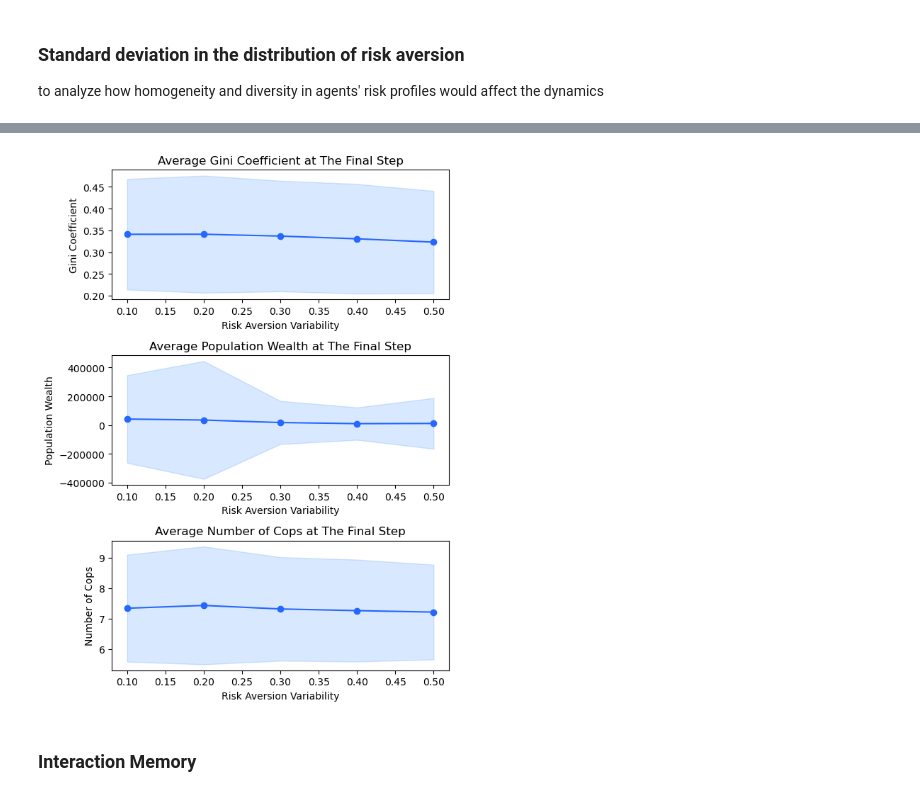
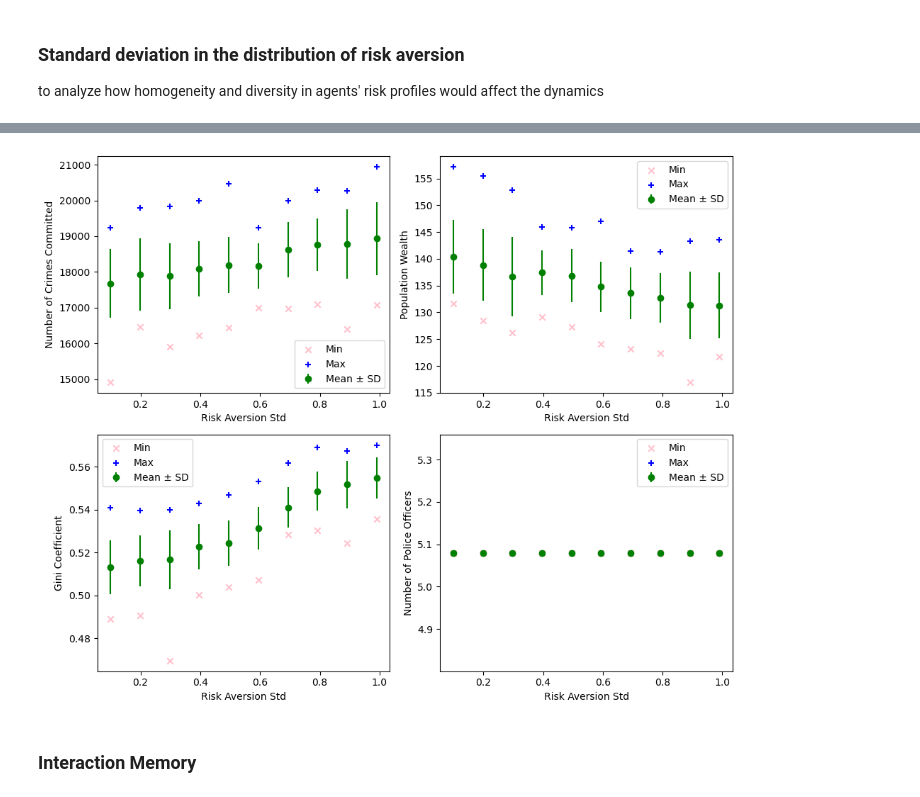
Before and after one commit to nabilasiregar/abm-project, a Jupyter notebook: notebooks/sensitivity_analysis.ipynb, the cells around one changed output, grey strips where cells are left out. Cells and saved outputs as stored; diff of their text form; code cells hidden in the pictures.

```diff
--- a/notebooks/sensitivity_analysis.ipynb
+++ b/notebooks/sensitivity_analysis.ipynb
@@ -36,6 +78,7 @@ plot_average_all_steps(data, 'risk_aversion_std', 'Risk Aversion Variability')
-# %%
-plot_average_last_step(data, 'risk_aversion_std', 'Risk Aversion Variability')
-# %% [output]
-[figure, removed]
+# %%
+risk_data = pd.read_csv('../results/ofat_results_vary_risk.csv')
+plot_ofat(risk_data, 'risk_aversion_std')
+# %% [output]
+[figure, added]
 # %% [markdown]
 ### Interaction Memory
```
Also changed, not shown: parts of 18 cells of this notebook, 5 other files.
